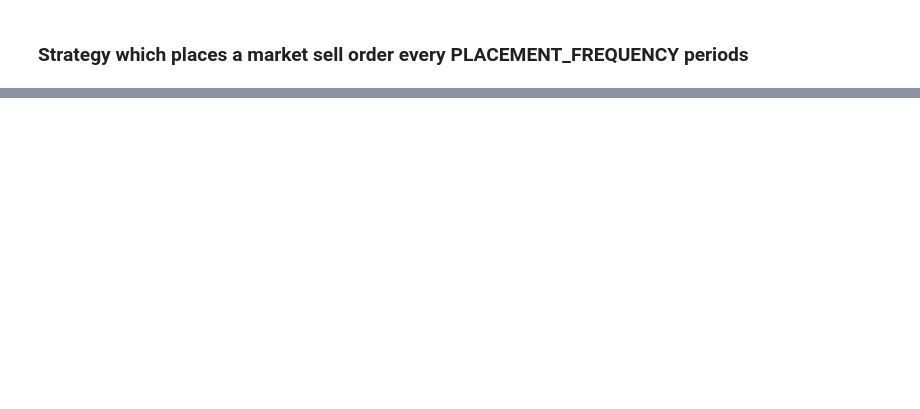
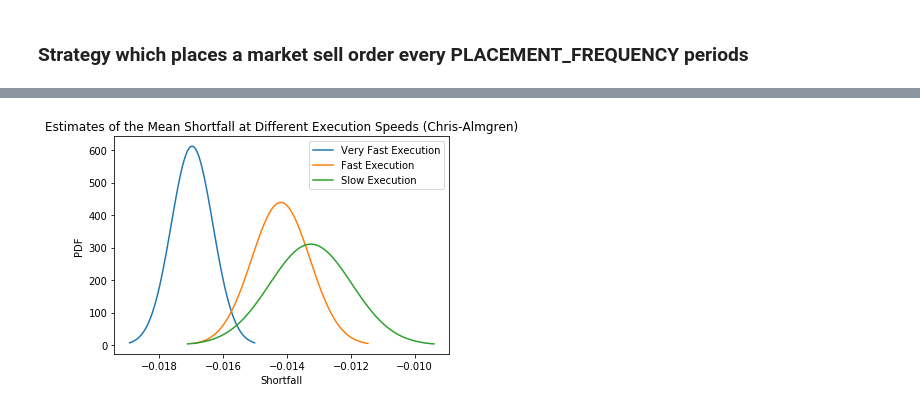
Before and after one commit to maxlamberti/optimal-order-execution, a Jupyter notebook: notebooks/Almgren_Chris_Pipeline.ipynb, the cells around one changed output, grey strips where cells are left out. Saved outputs shown, nothing was run; the diff lists cells and outputs as text; code cells hidden in the pictures; blank space fills up the shorter version.

```diff
--- a/notebooks/Almgren_Chris_Pipeline.ipynb
+++ b/notebooks/Almgren_Chris_Pipeline.ipynb
@@ -127,0 +171,23 @@ StDev Shortfall:  0.1811%
+# %%
+import scipy.stats as stats
+import math
+
+mu = very_fast_mean
+sigma = very_fast_se
+x = np.linspace(mu - 3*sigma, mu + 3*sigma, 100)
+plt.plot(x, stats.norm.pdf(x, mu, sigma), label='Very Fast Execution')
+mu = fast_mean
+sigma = fast_se
+x = np.linspace(mu - 3*sigma, mu + 3*sigma, 100)
+plt.plot(x, stats.norm.pdf(x, mu, sigma), label='Fast Execution')
+mu = slow_mean
+sigma = slow_se
+x = np.linspace(mu - 3*sigma, mu + 3*sigma, 100)
+plt.plot(x, stats.norm.pdf(x, mu, sigma), label='Slow Execution')
+plt.title('Estimates of the Mean Shortfall at Different Execution Speeds (Chris-Almgren)')
+plt.ylabel('PDF')
+plt.xlabel('Shortfall')
+plt.legend()
+plt.show()
+# %% [output]
+[figure, added]
```
Also changed, not shown: parts of 15 cells of this notebook.
